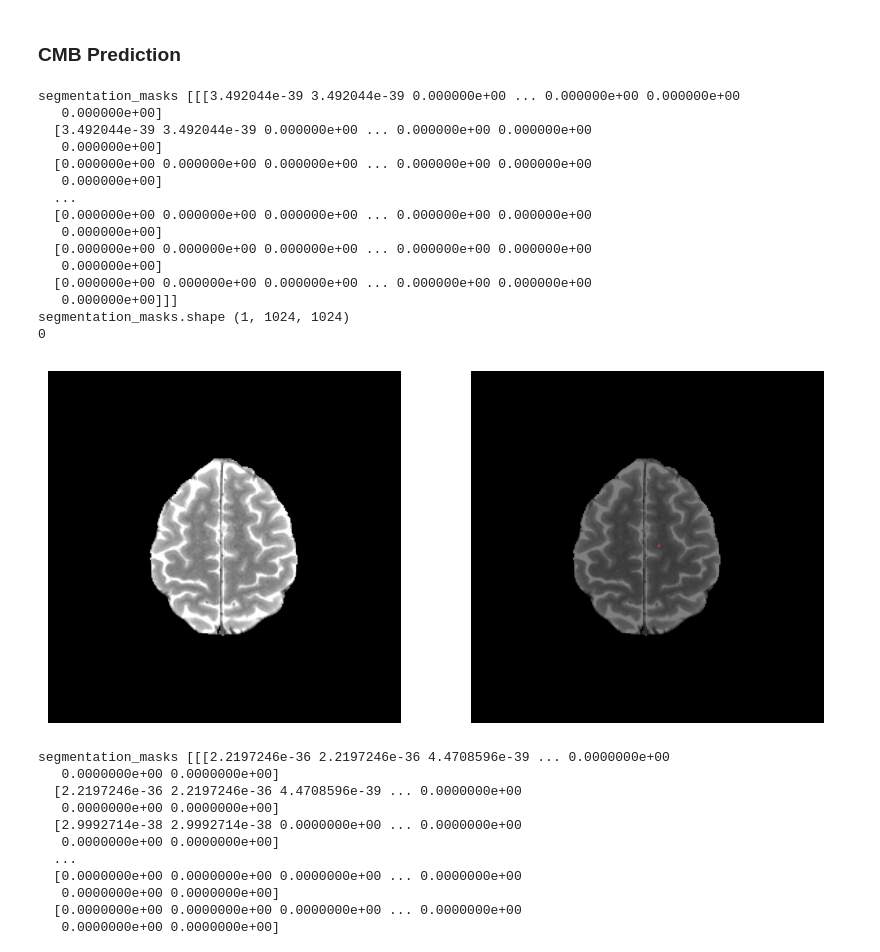
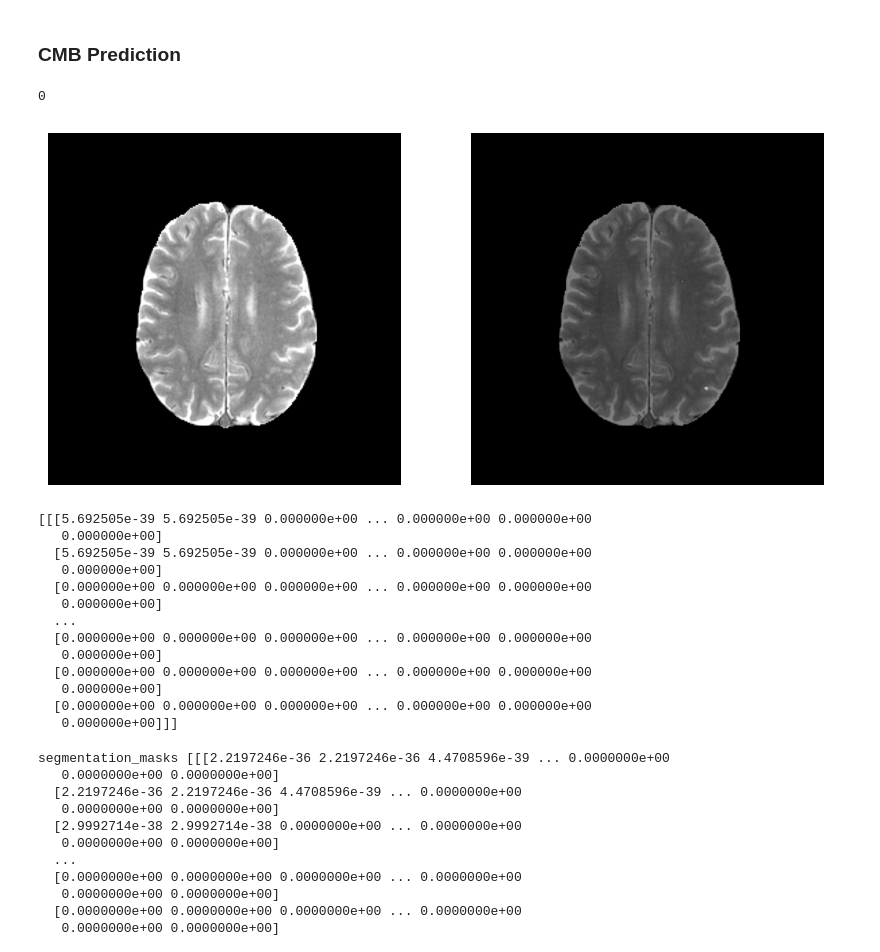
Before and after one commit to greenyjwk/biomedparse-cmb-detection, a Jupyter notebook: inference_examples_RGB_CMB.ipynb, the cells around one changed output. Saved outputs shown, nothing was run; the diff lists cells and outputs as text; code cells hidden in the pictures.

```diff
--- a/inference_examples_RGB_CMB.ipynb
+++ b/inference_examples_RGB_CMB.ipynb
@@ -54,14 +56,15 @@ def plot_segmentation_masks(original_image, segmentation_masks, texts):
     for a in ax:
         a.axis('off')
 
-    print("segmentation_masks", segmentation_masks)
-    print("segmentation_masks.shape", segmentation_masks.shape)
+    # print("segmentation_masks", segmentation_masks)
+    # print("segmentation_masks.shape", segmentation_masks.shape)
 
     for i, mask in enumerate(segmentation_masks):
         print(i)
         # ax[i+1].set_title(texts[i])
         mask_temp = original_image.copy()
-        mask_temp[mask >= SEGMENTATION_THRESHOLD] = [255, 0, 0]
+        # mask_temp[mask >= SEGMENTATION_THRESHOLD] = [255, 0, 0]
+        mask_temp[mask >= SEGMENTATION_THRESHOLD] = [255, 255, 255]
         mask_temp[mask < SEGMENTATION_THRESHOLD] = [0, 0, 0, ]
         ax[i+1].imshow(mask_temp, alpha=1.0)
         ax[i+1].imshow(original_image, cmap='gray', alpha=0.5)
@@ -171,36 +174,36 @@ segmentation_masks.shape (1, 1024, 1024)
 # %%
 # Valdo
 # uid = "110"
 # slice = "011"
 # root_path = "/media/Datacenter_storage/PublicDatasets/cerebral_microbleeds_VALDO/valdo_png_final_GAN_CMBONLY_ALLSEQ"
 # image_path = f"{root_path}/images/val/sub-{uid}_slice_{slice}.png"
-root_path = "/media/Datacenter_storage/Ji/BiomedParse/biomedparse_datasets/sequential_exp_T2S"
-image_path = f"{root_path}/test/sub-{uid}-slice-{slice}_MRI_Brain.png"
+root_path = "/media/Datacenter_storage/PublicDatasets/cerebral_microbleeds_VALDO/bias_field_correction_resampled_win_normalization_1021_min_max_t2s_yolo_resampling/images"
+image_path = f"{root_path}/val/sub-{uid}_slice_{slice}.png"
 # print(image_path)
 # text_prompt = ['csf', 'cmb']
 text_prompt = ['brain microbleeds']
 # text_prompt = ['cerebrospinal fluid']
 image, pred_mask = inference_rgb(image_path, text_prompt)
+print(pred_mask)
 # for i in range(len(pred_mask)):
 #     adj_pvalue = check_mask_stats(image, pred_mask[i]*255, 'MRI-FLAIR-Brain', text_prompt[i])  # (image, pred_mask, Modality type, prompt)
 #     print(f'{text_prompt[i]} P-value: {adj_pvalue}')
 # %% [output]
-segmentation_masks [[[3.492044e-39 3.492044e-39 0.000000e+00 ... 0.000000e+00 0.000000e+00
-   0.000000e+00]
-  [3.492044e-39 3.492044e-39 0.000000e+00 ... 0.000000e+00 0.000000e+00
-   0.000000e+00]
-  [0.000000e+00 0.000000e+00 0.000000e+00 ... 0.000000e+00 0.000000e+00
-   0.000000e+00]
-  ...
-  [0.000000e+00 0.000000e+00 0.000000e+00 ... 0.000000e+00 0.000000e+00
-   0.000000e+00]
-  [0.000000e+00 0.000000e+00 0.000000e+00 ... 0.000000e+00 0.000000e+00
-   0.000000e+00]
-  [0.000000e+00 0.000000e+00 0.000000e+00 ... 0.000000e+00 0.000000e+00
-   0.000000e+00]]]
-segmentation_masks.shape (1, 1024, 1024)
 0
-[figure, old version]
+[figure, new version]
+[[[5.692505e-39 5.692505e-39 0.000000e+00 ... 0.000000e+00 0.000000e+00
+   0.000000e+00]
+  [5.692505e-39 5.692505e-39 0.000000e+00 ... 0.000000e+00 0.000000e+00
+   0.000000e+00]
+  [0.000000e+00 0.000000e+00 0.000000e+00 ... 0.000000e+00 0.000000e+00
+   0.000000e+00]
+  ...
+  [0.000000e+00 0.000000e+00 0.000000e+00 ... 0.000000e+00 0.000000e+00
+   0.000000e+00]
+  [0.000000e+00 0.000000e+00 0.000000e+00 ... 0.000000e+00 0.000000e+00
+   0.000000e+00]
+  [0.000000e+00 0.000000e+00 0.000000e+00 ... 0.000000e+00 0.000000e+00
+   0.000000e+00]]]
 # %%
 # Mayo
 uid = "4817777"
```
Also changed, not shown: parts of 4 cells of this notebook, 6 other files.
